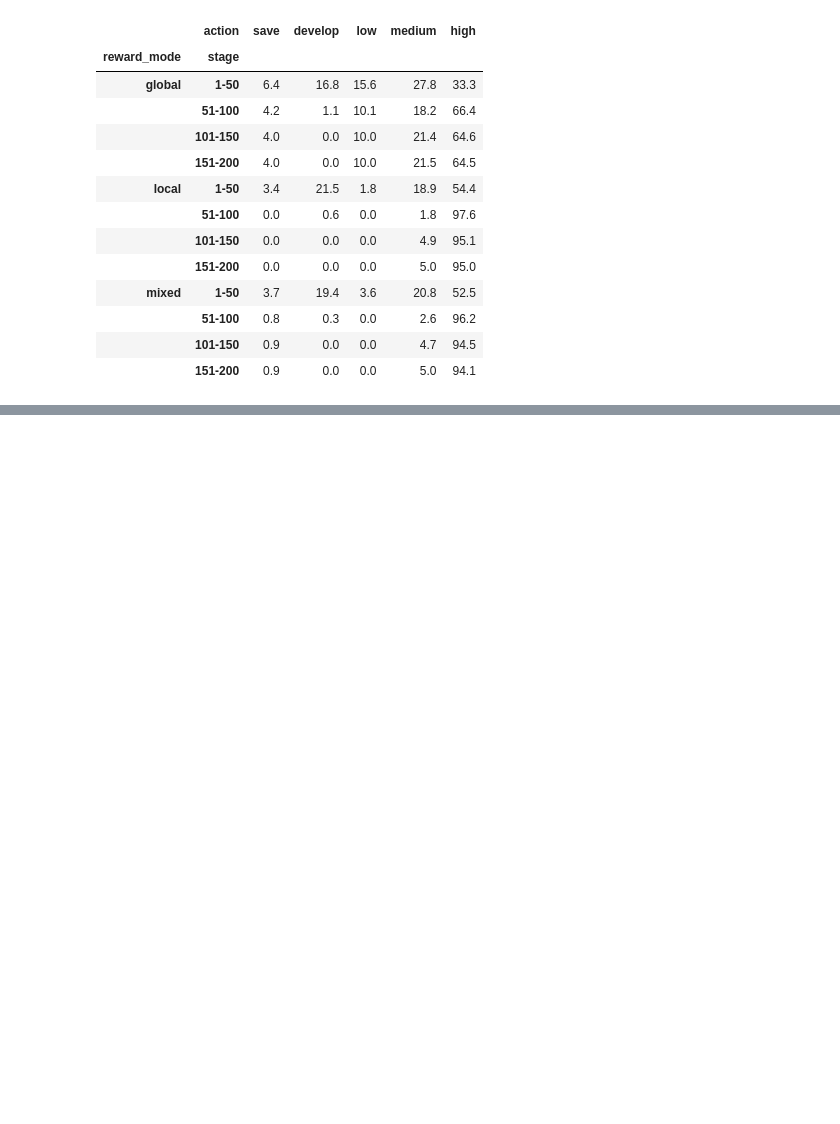
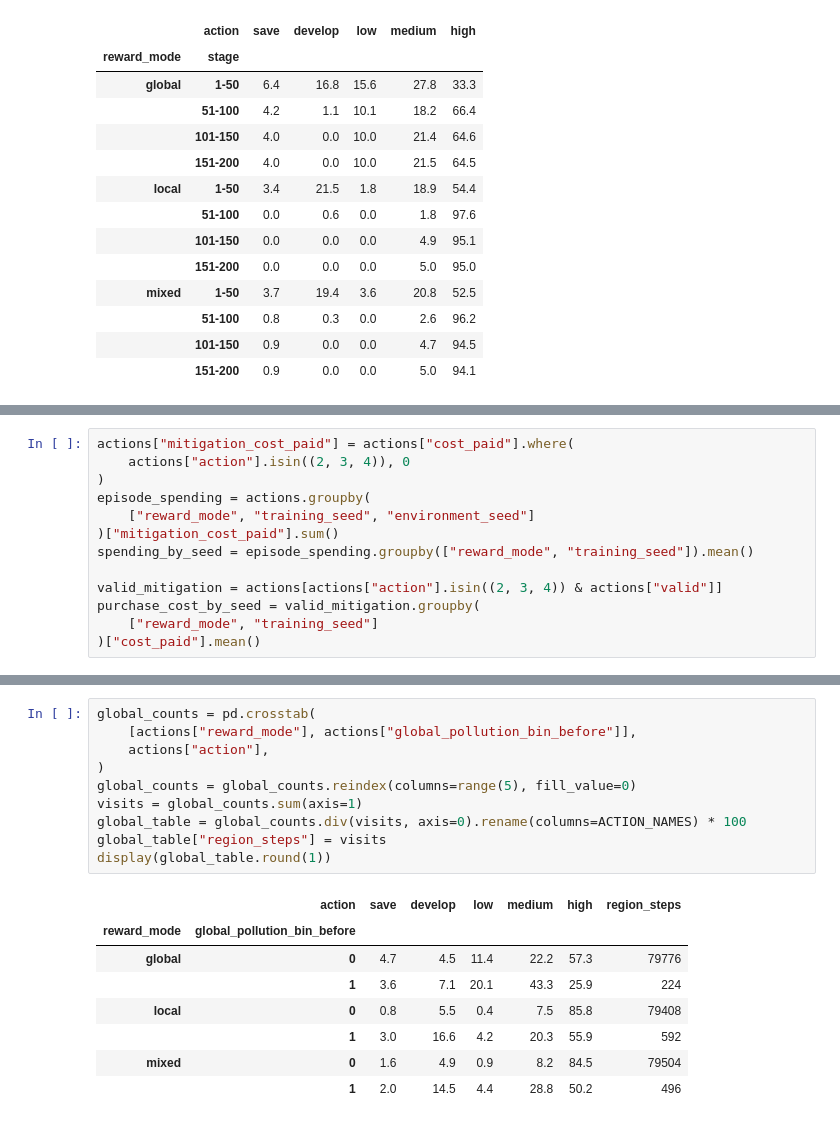
Before and after one commit to Barderus/regional-pollution-marl, a Jupyter notebook: study_2_economic_sustainability/notebooks/04_policy_behavior.ipynb, the cells around one changed output, grey strips where cells are left out. Saved outputs shown, nothing was run; the diff lists cells and outputs as text; blank space fills up the shorter version.

```diff
--- a/study_2_economic_sustainability/notebooks/04_policy_behavior.ipynb
+++ b/study_2_economic_sustainability/notebooks/04_policy_behavior.ipynb
@@ -121,0 +219,13 @@ display((stage_table.rename(columns=ACTION_NAMES) * 100).round(1))
+# %%
+actions["mitigation_cost_paid"] = actions["cost_paid"].where(
+    actions["action"].isin((2, 3, 4)), 0
+)
+episode_spending = actions.groupby(
+    ["reward_mode", "training_seed", "environment_seed"]
+)["mitigation_cost_paid"].sum()
+spending_by_seed = episode_spending.groupby(["reward_mode", "training_seed"]).mean()
+
+valid_mitigation = actions[actions["action"].isin((2, 3, 4)) & actions["valid"]]
+purchase_cost_by_seed = valid_mitigation.groupby(
+    ["reward_mode", "training_seed"]
+)["cost_paid"].mean()
@@ -121,0 +290,19 @@ display((stage_table.rename(columns=ACTION_NAMES) * 100).round(1))
+# %%
+global_counts = pd.crosstab(
+    [actions["reward_mode"], actions["global_pollution_bin_before"]],
+    actions["action"],
+)
+global_counts = global_counts.reindex(columns=range(5), fill_value=0)
+visits = global_counts.sum(axis=1)
+global_table = global_counts.div(visits, axis=0).rename(columns=ACTION_NAMES) * 100
+global_table["region_steps"] = visits
+display(global_table.round(1))
+# %% [output]
+|  | action | save | develop | low | medium | high | region_steps |
+| reward_mode | global_pollution_bin_before |  |  |  |  |  |  |
+| global | 0 | 4.7 | 4.5 | 11.4 | 22.2 | 57.3 | 79776 |
+|  | 1 | 3.6 | 7.1 | 20.1 | 43.3 | 25.9 | 224 |
+| local | 0 | 0.8 | 5.5 | 0.4 | 7.5 | 85.8 | 79408 |
+|  | 1 | 3.0 | 16.6 | 4.2 | 20.3 | 55.9 | 592 |
+| mixed | 0 | 1.6 | 4.9 | 0.9 | 8.2 | 84.5 | 79504 |
+|  | 1 | 2.0 | 14.5 | 4.4 | 28.8 | 50.2 | 496 |
```
Also changed, not shown: parts of 25 cells of this notebook.
